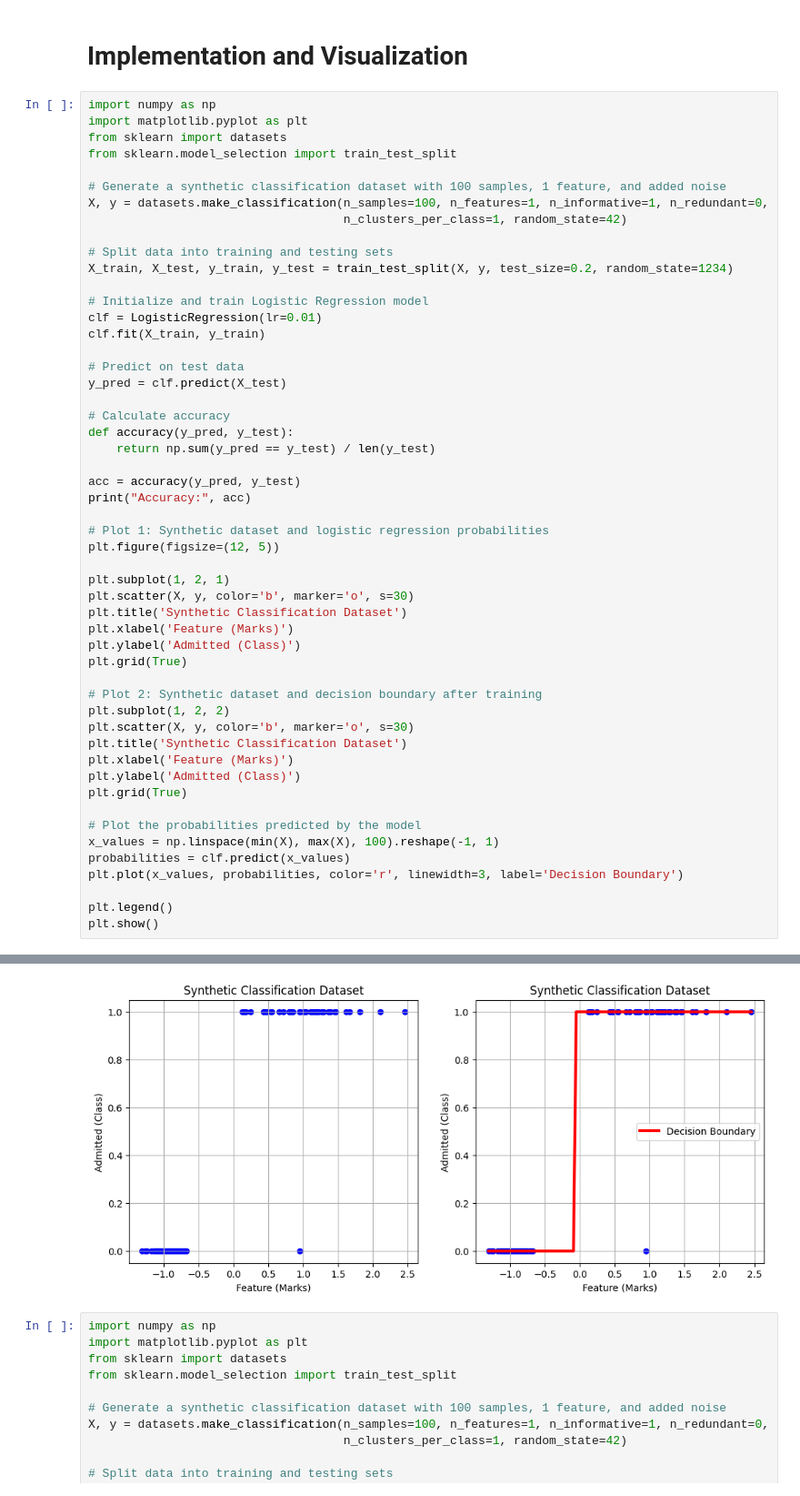
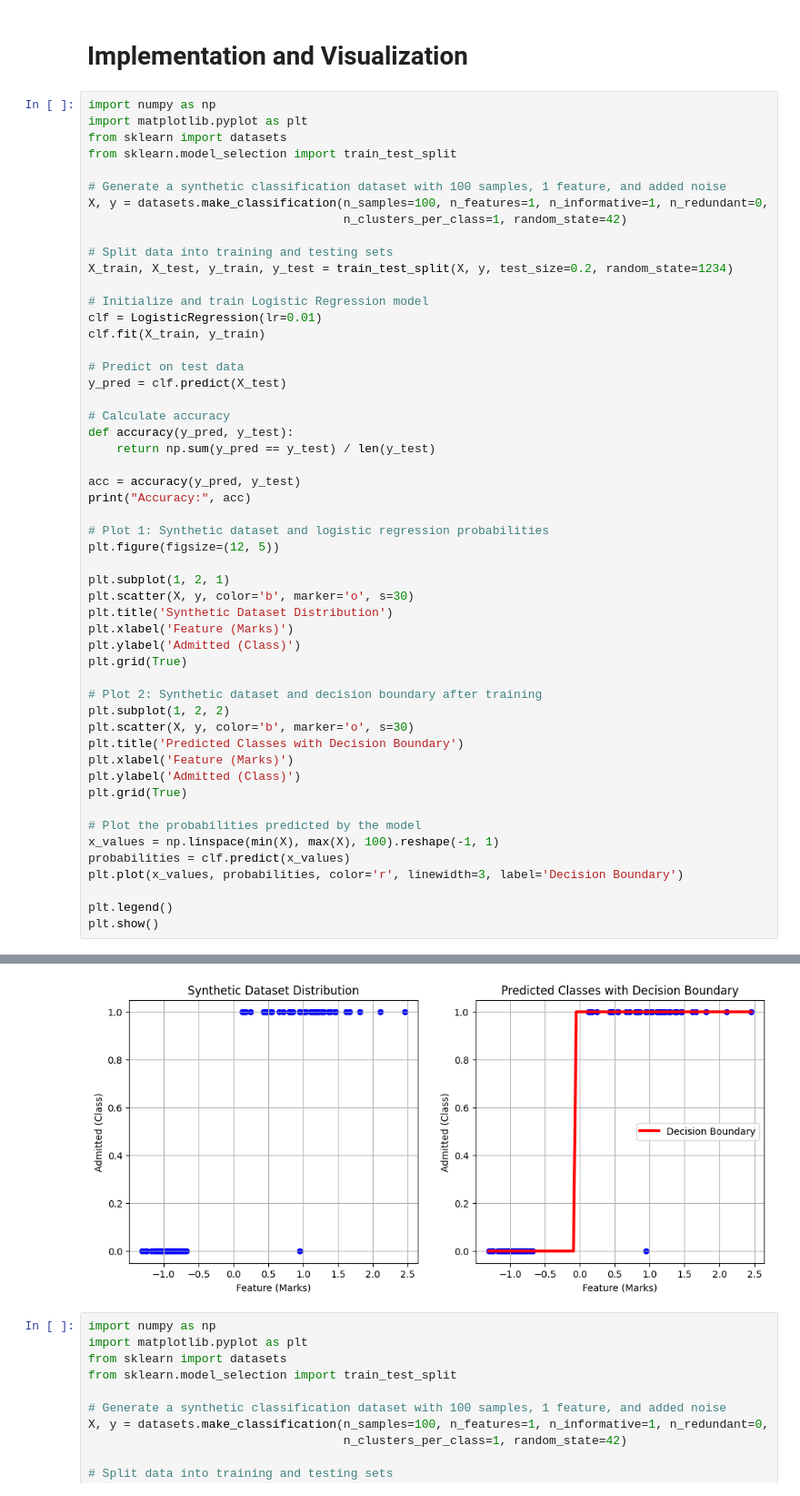
Before and after one commit to GDharan10/MachineLearningAlgorithmFromScratch, a Jupyter notebook: Linear Algorithms / LogisticRegression_BinaryClassification.ipynb, the cells around one changed output, grey strips where cells are left out. Shown at 91% size. Saved outputs shown, nothing was run; the diff lists cells and outputs as text.

```diff
--- a/Linear Algorithms / LogisticRegression_BinaryClassification.ipynb
+++ b/Linear Algorithms / LogisticRegression_BinaryClassification.ipynb
@@ -209,36 +209,36 @@ def accuracy(y_pred, y_test):
     return np.sum(y_pred == y_test) / len(y_test)
 
 acc = accuracy(y_pred, y_test)
 print("Accuracy:", acc)
 
 # Plot 1: Synthetic dataset and logistic regression probabilities
 plt.figure(figsize=(12, 5))
 
 plt.subplot(1, 2, 1)
 plt.scatter(X, y, color='b', marker='o', s=30)
-plt.title('Synthetic Classification Dataset')
+plt.title('Synthetic Dataset Distribution')
 plt.xlabel('Feature (Marks)')
 plt.ylabel('Admitted (Class)')
 plt.grid(True)
 
 # Plot 2: Synthetic dataset and decision boundary after training
 plt.subplot(1, 2, 2)
 plt.scatter(X, y, color='b', marker='o', s=30)
-plt.title('Synthetic Classification Dataset')
+plt.title('Predicted Classes with Decision Boundary')
 plt.xlabel('Feature (Marks)')
 plt.ylabel('Admitted (Class)')
 plt.grid(True)
 
 # Plot the probabilities predicted by the model
 x_values = np.linspace(min(X), max(X), 100).reshape(-1, 1)
 probabilities = clf.predict(x_values)
 plt.plot(x_values, probabilities, color='r', linewidth=3, label='Decision Boundary')
 
 plt.legend()
 plt.show()
 # %% [output]
 Accuracy: 0.95
-[figure, old version]
+[figure, new version]
 # %%
 import numpy as np
 import matplotlib.pyplot as plt
```
